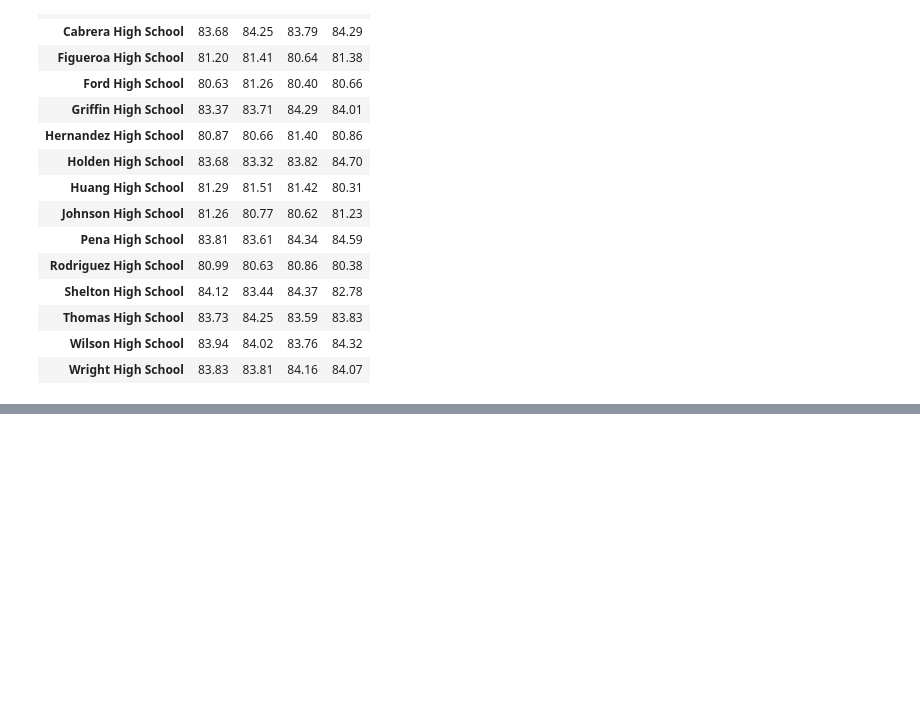
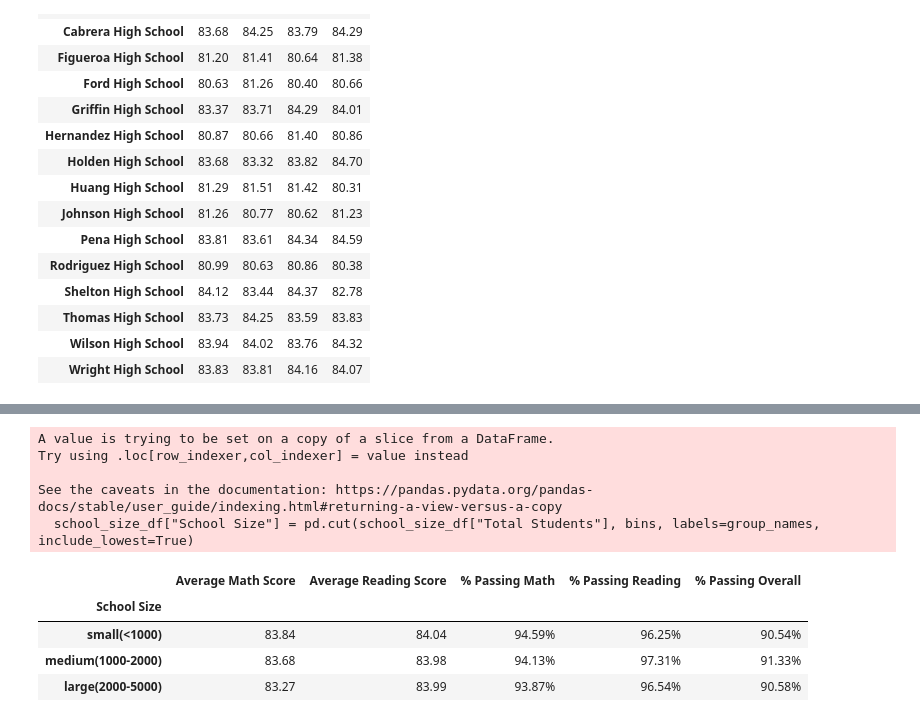
Before and after one commit to wjcutrone/High-School-Performance, a Jupyter notebook: PyCitySchools/PyCitySchools.ipynb, the cells around one changed output, grey strips where cells are left out. Saved outputs shown, nothing was run; the diff lists cells and outputs as text; code cells hidden in the pictures; blank space fills up the shorter version.

```diff
--- a/PyCitySchools/PyCitySchools.ipynb
+++ b/PyCitySchools/PyCitySchools.ipynb
@@ -292,0 +320,26 @@ reading_score_by_grade_df
+# %%
+#Scores by School Size
+school_size_df=school_summary_df[["Total Students","Average Math Score","Average Reading Score","% Passing Math","% Passing Reading","% Passing Overall"]]
+school_size_df
+#bins
+bins=[400,1000,2000,5000]
+group_names=["small(<1000)","medium(1000-2000)","large(2000-5000)"]
+#adjust data frame with new column
+school_size_df["School Size"] = pd.cut(school_size_df["Total Students"], bins, labels=group_names, include_lowest=True)
+school_size_df
+#delete unneccessary row
+del school_size_df["Total Students"]
+#groupby dataframe
+school_size_df = school_size_df.groupby("School Size")
+school_size_df.max()
+# %% [output]
+A value is trying to be set on a copy of a slice from a DataFrame.
+Try using .loc[row_indexer,col_indexer] = value instead
+
+See the caveats in the documentation: https://pandas.pydata.org/pandas-docs/stable/user_guide/indexing.html#returning-a-view-versus-a-copy
+  school_size_df["School Size"] = pd.cut(school_size_df["Total Students"], bins, labels=group_names, include_lowest=True)
+|  | Average Math Score | Average Reading Score | % Passing Math | % Passing Reading | % Passing Overall |
+| School Size |  |  |  |  |  |
+| small(<1000) | 83.84 | 84.04 | 94.59% | 96.25% | 90.54% |
+| medium(1000-2000) | 83.68 | 83.98 | 94.13% | 97.31% | 91.33% |
+| large(2000-5000) | 83.27 | 83.99 | 93.87% | 96.54% | 90.58% |
```
Also changed, not shown: parts of 4 cells of this notebook.
